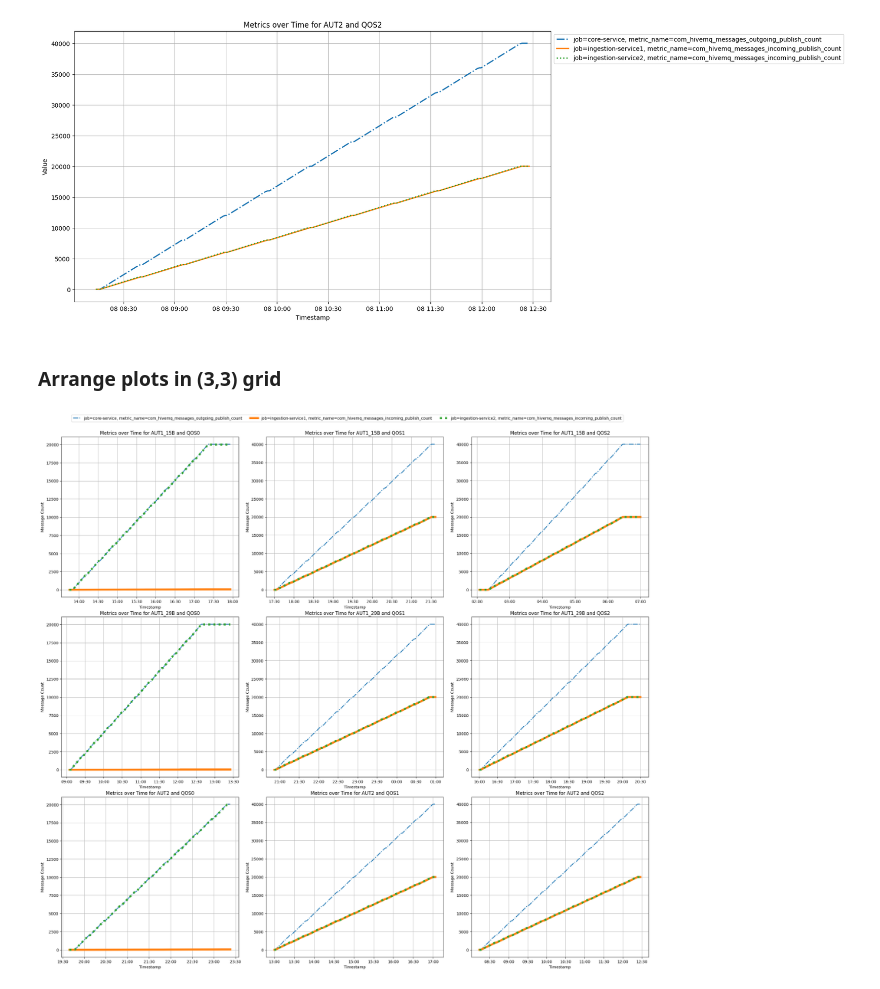
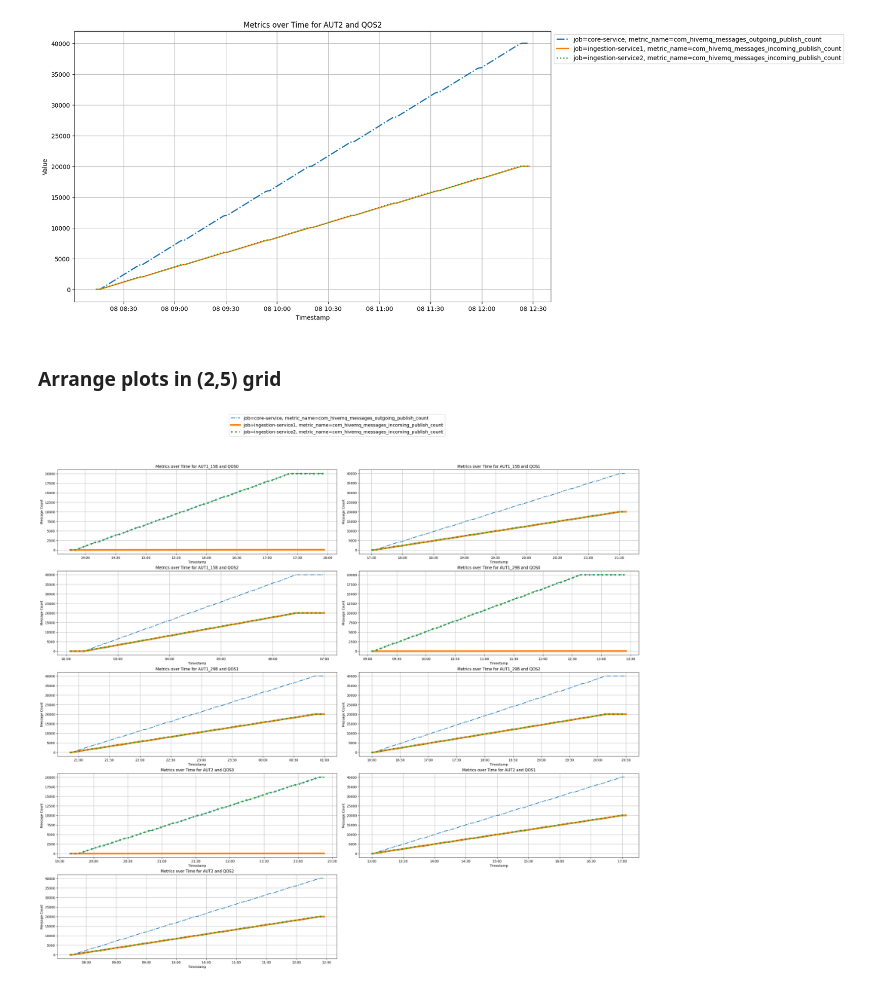
Before and after one commit to kmolima/mqtt_benchmark, a Jupyter notebook: data_analysis/prometheus_data.ipynb, the cells around one changed output. Saved outputs shown, nothing was run; the diff lists cells and outputs as text; code cells hidden in the pictures.

Commit message:
Changed plot to (5,2) grid

```diff
--- a/data_analysis/prometheus_data.ipynb
+++ b/data_analysis/prometheus_data.ipynb
@@ -351,7 +351,7 @@ plot_time_series_grouped(numpy_array)
 [figure]
 [figure]
 # %% [markdown]
-### Arrange plots in (3,3) grid
+### Arrange plots in (2,5) grid
 # %%
 # Define your function for plotting
 def plot_time_series_grouped_grid(data_array):
@@ -362,11 +362,11 @@ def plot_time_series_grouped_grid(data_array):
     metric_name_values = np.unique(data_array['metric_name'])
 
     num_plots = len(aut_values) * len(qos_values)
-    grid_size = (3, 3)  # Define the grid size
+    grid_size = (5, 2)  # Define the grid size
 
     # Create a grid of subplots
-    fig, axs = plt.subplots(*grid_size, figsize=(22, 22))
-    #fig.subplots_adjust(hspace=0.5, wspace=0.7)
+    fig, axs = plt.subplots(*grid_size, figsize=(26, 24))
+    fig.subplots_adjust(hspace=0.5, wspace=0.7)
 
     # Flatten the array of axes for easy iteration
     axs = axs.flatten()
@@ -404,36 +404,39 @@ def plot_time_series_grouped_grid(data_array):
                 if len(group_data) > 0 and metric_name == 'com_hivemq_messages_outgoing_publish_count':
                     if job != 'core-service':
                         continue
                     ax.plot(group_data['timestamp'], group_data['value'], linestyle='-.',
                              label=f'job={job}, metric_name={metric_name}', linewidth=2)
 
             # Format the date on the x-axis
             ax.xaxis.set_major_locator(mdates.AutoDateLocator())
             ax.xaxis.set_major_formatter(mdates.DateFormatter('%H:%M'))
 
-            # ax.legend(loc='upper left', bbox_to_anchor=(1, 1))
-
+            # Update subplot index
             subplot_idx += 1
 
             # Break loop if we've plotted all required subplots
             if subplot_idx >= num_plots:
                 break
 
+    # remove unused axes
+    for ax in axs.flat[num_plots:]:
+        ax.remove()
+
     # Adjust layout to prevent labels from being cut off
     fig.tight_layout()
     #fig.autofmt_xdate()
-    fig.subplots_adjust(top=0.87)  # Add extra space at the top for the legend
+    fig.subplots_adjust(top=0.90)  # Add extra space at the top for the legend
 
     # Move the last legend below the plot
-    handles, labels = ax.get_legend_handles_labels()
-    plt.legend(handles, labels, loc='upper center', bbox_to_anchor=(-0.7, 3.4), ncol=3)
+    handles, labels = axs.flat[num_plots-1].get_legend_handles_labels()
+    plt.legend(handles, labels, loc='upper center', bbox_to_anchor=(1, 6.5),fontsize=14, prop={'size': 14})
 
     # Save plot
     plt.savefig('prometheus_host_machine.png', format='png')
 
     plt.show()
 
 # Call function with data
 plot_time_series_grouped_grid(numpy_array)
 # %% [output]
-[figure, old version]
+[figure, new version]
```
Also changed, not shown: 1 other file.
